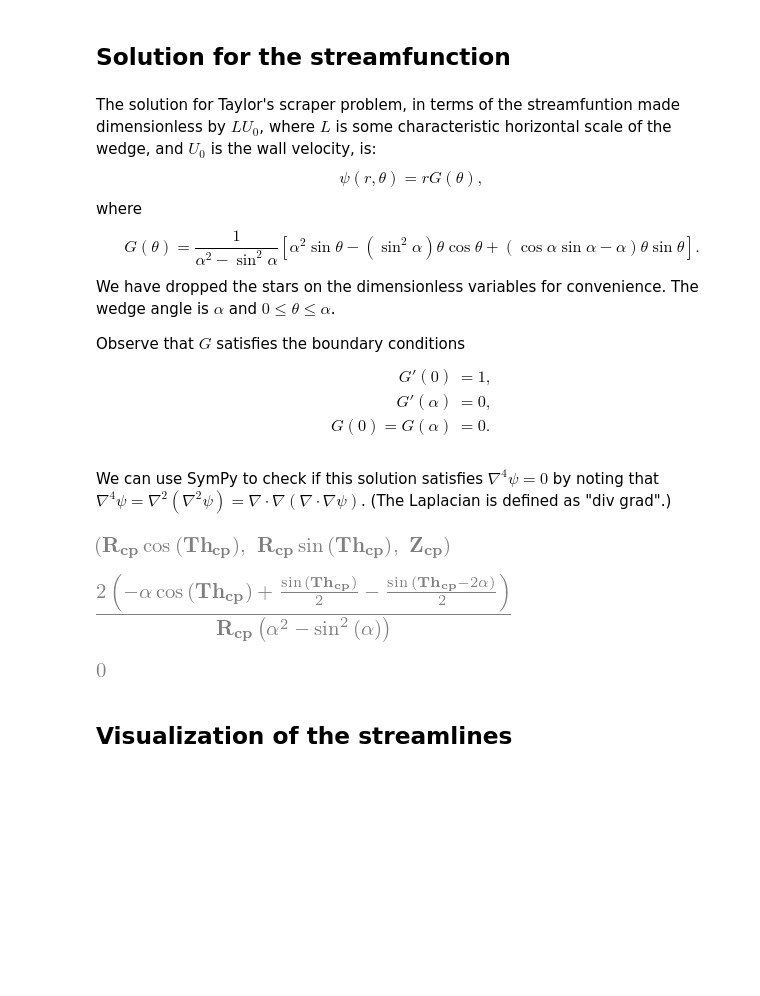
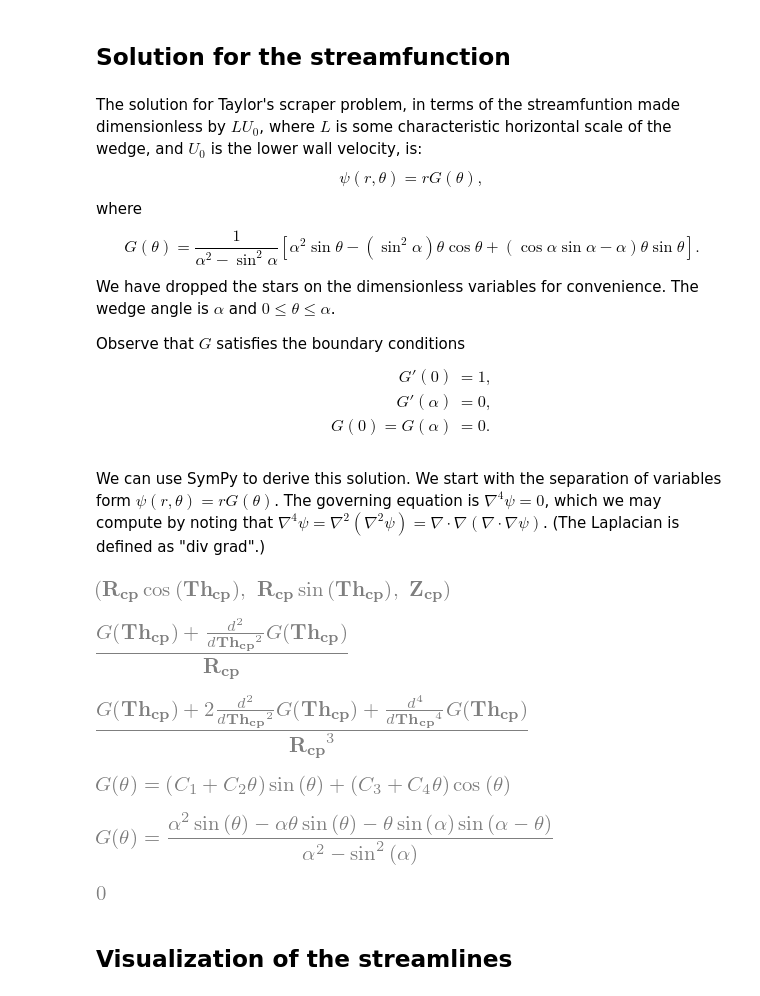
Before and after one commit to ichristov/intermediate-fluid-mechanics, a Jupyter notebook: Stokes_Flows_2D.ipynb, the cells around one changed output. Cells and saved outputs as stored; diff of their text form; code cells hidden in the pictures; blank space fills up the shorter version.

Commit message:
add more calculation steps and streamplot for Taylor's scraper

```diff
--- a/Stokes_Flows_2D.ipynb
+++ b/Stokes_Flows_2D.ipynb
@@ -47,7 +47,7 @@ Initial version written by [Ivan C. Christov](http://christov.tmnt-lab.org), Pur
 # %% [markdown]
 ## Solution for the streamfunction
 # %% [markdown]
-The solution for Taylor's scraper problem, in terms of the streamfuntion made dimensionless by $LU_0$, where $L$ is some characteristic horizontal scale of the wedge, and $U_0$ is the wall velocity, is:
+The solution for Taylor's scraper problem, in terms of the streamfuntion made dimensionless by $LU_0$, where $L$ is some characteristic horizontal scale of the wedge, and $U_0$ is the lower wall velocity, is:
 $$
   \psi(r,\theta) = r G(\theta),
 $$
@@ -64,7 +64,7 @@ Observe that $G$ satisfies the boundary conditions
   G(0) = G(\alpha) &= 0 .
 \end{align*}
 # %% [markdown]
-We can use SymPy to check if this solution satisfies $\nabla^4\psi=0$ by noting that $\nabla^4\psi = \nabla^2(\nabla^2\psi) = \nabla\cdot\nabla(\nabla\cdot\nabla\psi)$. (The Laplacian is defined as "div grad".)
+We can use SymPy to derive this solution. We start with the separation of variables form $\psi(r,\theta)=rG(\theta)$. The governing equation is $\nabla^4\psi=0$, which we may compute by noting that $\nabla^4\psi = \nabla^2(\nabla^2\psi) = \nabla\cdot\nabla(\nabla\cdot\nabla\psi)$. (The Laplacian is defined as "div grad".)
 # %%
 # create a planar polar coordinate system,
 # same as 3D cylindrical coordinate system, if we ignore z
@@ -77,19 +77,48 @@ cp = c.create_new('cp', transformation='cylindrical',
 cp.transformation_to_parent()
 # %% [output]
 [figure]
+# %%
+# define the streamfunction for Taylor's scraper problem
+alpha = sp.symbols('alpha')
+G1    = sp.Function('G')(cp.Th)
+psi1  = cp.R*G1
+# %%
+# Laplacian of psi
+lapl_psi1 = sp.simplify(divergence(gradient(psi1)))
+lapl_psi1
+# %% [output]
+[figure, added]
+# %%
+# Biharmonic (bi-Laplacian) of psi
+biharm_psi1 = sp.simplify(divergence(gradient(divergence(gradient(psi1)))))
+biharm_psi1
+# %% [output]
+[figure, added]
+# %%
+# general solution of the resulting ODE,
+# substituting the coordinate cp.Th with a generic variable theta
+# to allow us to keep working with dsolve
+theta = sp.symbols('theta')
+sp.dsolve((biharm_psi1*cp.R**3).subs(cp.Th, theta))
+# %% [output]
+[figure, added]
+# %%
+# solution of the resulting ODE with our BCs (dsolve calls them ics...),
+# again, substituting the coordinate cp.Th with a generic variable theta
+alpha = sp.symbols('alpha')
+ics1 = {G1.subs(cp.Th, theta).diff(theta).subs(theta,0):1,
+        G1.subs(cp.Th, theta).subs(theta,0):0,
+        G1.subs(cp.Th, theta).diff(theta).subs(theta,alpha):0,
+        G1.subs(cp.Th, theta).subs(theta,alpha):0}
+G1sol = sp.dsolve((biharm_psi1*cp.R**3).subs(cp.Th, theta), ics=ics1).simplify()
+G1sol
+# %% [output]
+[figure, added]
 # %%
-# define the streamfunction for Taylor's scraper problem
-alpha = sp.symbols('alpha')
-psi1 = cp.R/(alpha**2 - sp.sin(alpha)**2) \
-       *( alpha**2*sp.sin(cp.Th) - sp.sin(alpha)**2*cp.Th*sp.cos(cp.Th)
-          + (sp.cos(alpha)*sp.sin(alpha) - alpha)*cp.Th*sp.sin(cp.Th) )
+# confirm this solution is algebraicall identical to Panton's
+G1panton = 1/(alpha**2 - sp.sin(alpha)**2) \
+           *( alpha**2*sp.sin(cp.Th) - sp.sin(alpha)**2*cp.Th*sp.cos(cp.Th)
+              + (sp.cos(alpha)*sp.sin(alpha) - alpha)*cp.Th*sp.sin(cp.Th) )
+(G1sol.rhs - G1panton.subs(cp.Th, theta)).simplify()
+# %% [output]
+[figure, added]
-# %%
-# Laplacian of psi is not zero !
-sp.simplify(divergence(gradient(psi1)))
-# %% [output]
-[figure, removed]
-# %%
-# Biharmonic of psi is zero !
-sp.simplify(divergence(gradient(divergence(gradient(psi1)))))
-# %% [output]
-[figure, removed]
```
Also changed, not shown: parts of 6 cells of this notebook.
